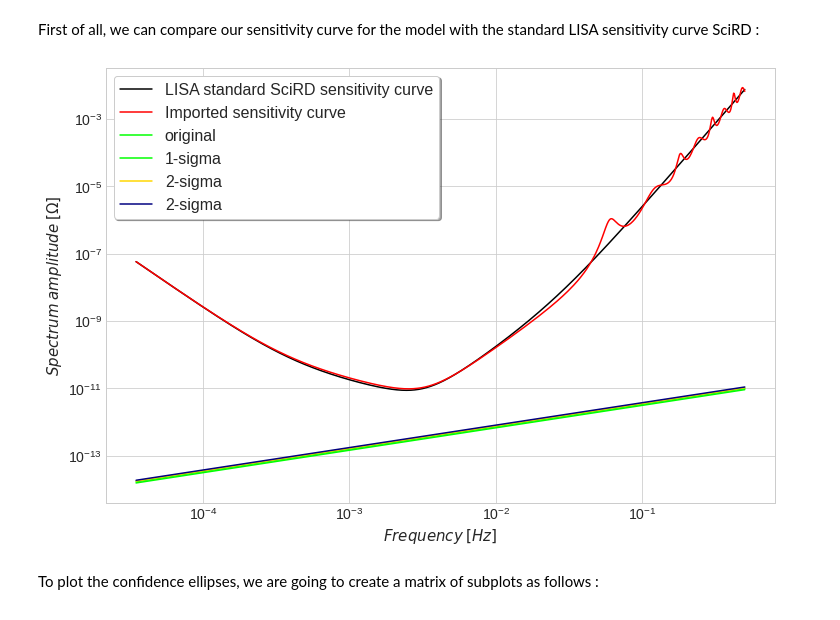
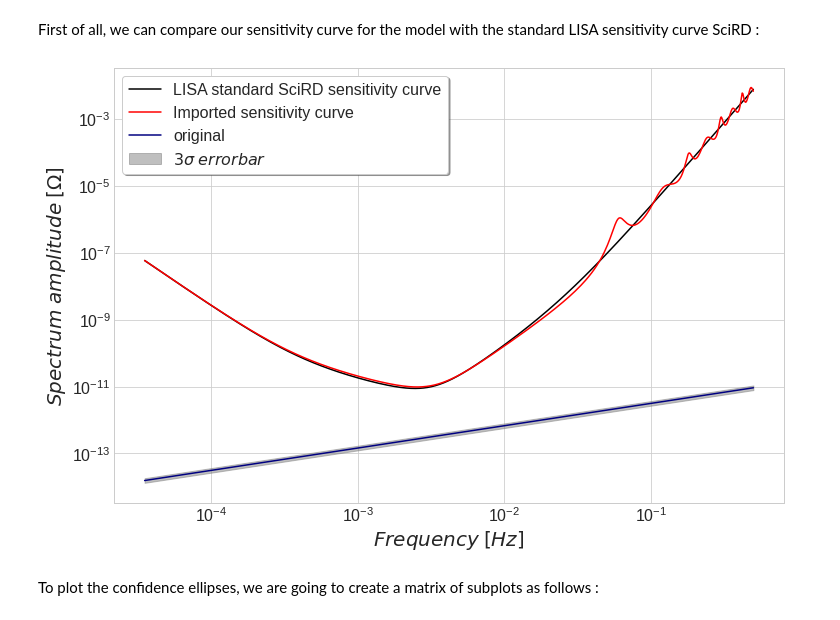
Before and after one commit to KuZa91/PBH_subpopulations_effects_analysis, a Jupyter notebook: FisherMatrixSGWB.ipynb, the cells around one changed output. Cells and saved outputs as stored; diff of their text form; code cells hidden in the pictures.

```diff
--- a/FisherMatrixSGWB.ipynb
+++ b/FisherMatrixSGWB.ipynb
@@ -418,17 +418,15 @@ First of all, we can compare our sensitivity curve for the model with the standa
 # %%
 plt.figure(figsize=(12,8))
 plt.loglog(ran_mfrq, h_to_Omega(ran_mfrq, Sensitivity), color  = 'black', label = 'LISA standard SciRD sensitivity curve')
 plt.loglog(ran_mfrq, Sens_Fit(ran_mfrq), color = 'red', label = 'Imported sensitivity curve')
-plt.loglog(ran_mfrq,PL_2P(alpha, 2./3., ran_mfrq), color = 'lime', label = 'original')
-plt.loglog(ran_mfrq,PL_2P(-12.410022689287398, 2./3., ran_mfrq), color = 'lime', label = '1-sigma')
-plt.loglog(ran_mfrq,PL_2P(-12.387922271949838, 2./3., ran_mfrq), color = 'gold', label = '2-sigma')
-plt.loglog(ran_mfrq,PL_2P(-12.365821854612276, 2./3., ran_mfrq), color = 'navy', label = '2-sigma')
-plt.xlabel('$Frequency \; [Hz]$', fontsize = 15 )
+plt.loglog(ran_mfrq,PL_2P(alpha, 2./3., ran_mfrq), color = 'navy', label = 'original')
+plt.fill_between(ran_mfrq, PL_2P(alpha - 3.*np.sqrt(Covariance[0][0]),2./3.,ran_mfrq), PL_2P(alpha + 3.*np.sqrt(Covariance[0][0]),2./3.,ran_mfrq),color='gray', alpha=0.5, label = r'$3\sigma \; errorbar$')
+plt.xlabel('$Frequency \; [Hz]$', fontsize = 20 )
 plt.legend(loc = 2, frameon = True, fancybox = True, shadow = True)
-plt.ylabel('$Spectrum \; amplitude \; [\Omega]$', fontsize = 15)
+plt.ylabel('$Spectrum \; amplitude \; [\Omega]$', fontsize = 20)
 plt.savefig('Sensitivity_curves.png',dpi=500)
 # %% [output]
-[figure, old version]
+[figure, new version]
 # %% [markdown]
 To plot the confidence ellipses, we are going to create a matrix of subplots as follows :
 # %%
```
Also changed, not shown: parts of 7 cells of this notebook, 7 other files.
